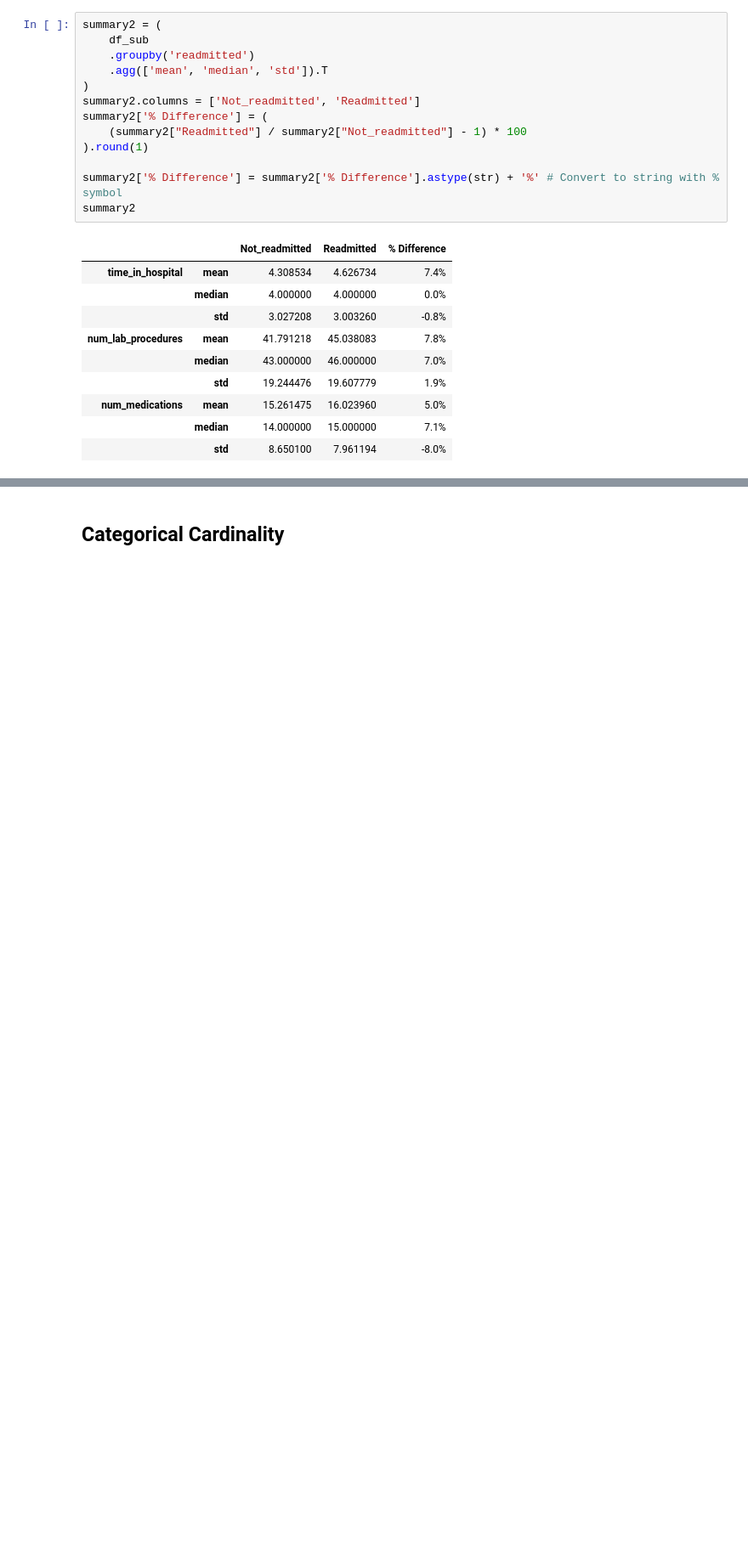
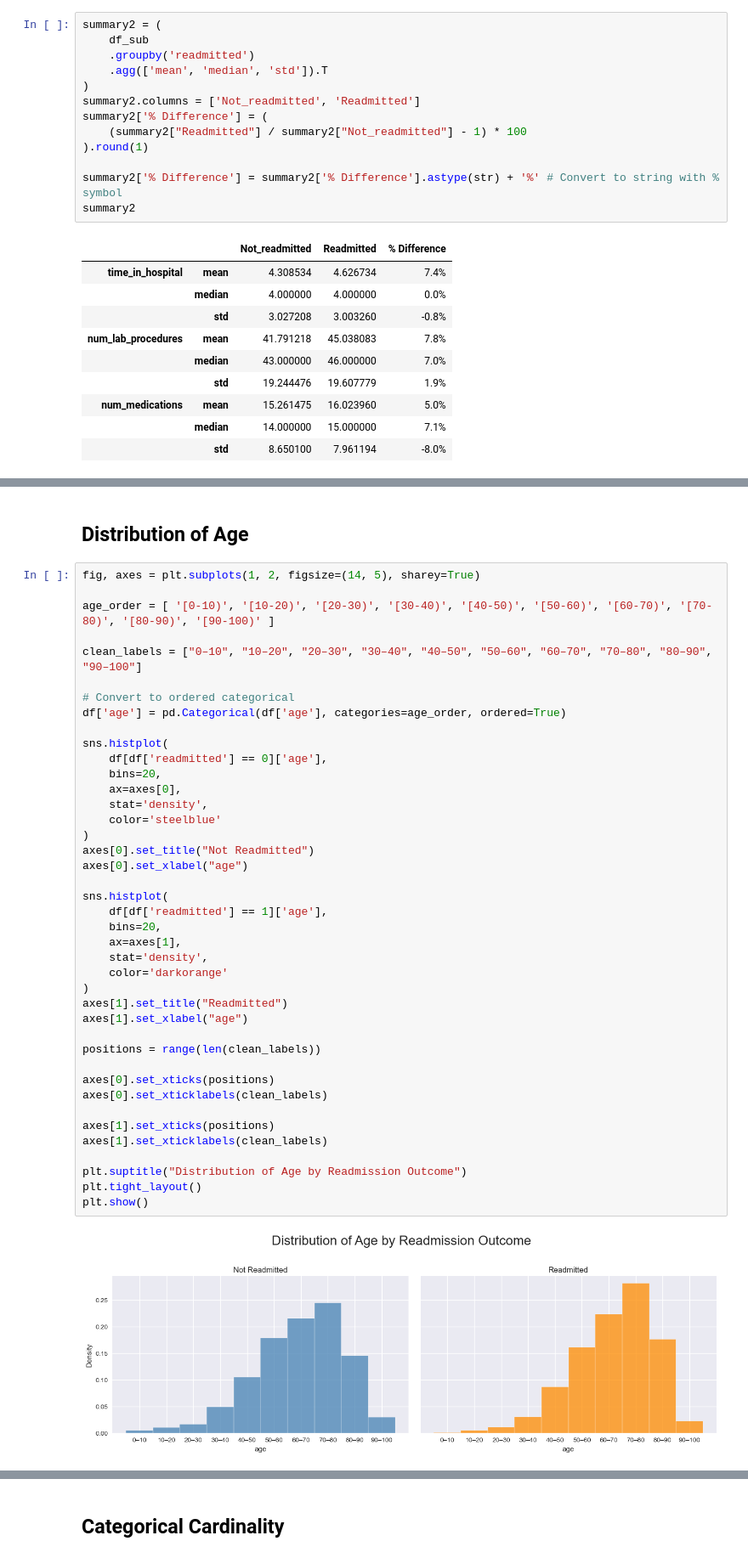
Before and after one commit to iainjclark/diabetes-readmission-ml, a Jupyter notebook: notebooks/01_eda.ipynb, the cells around one changed output, grey strips where cells are left out. Shown at 85% size. Drawn from its saved outputs; the diff is of its cells as text; blank space fills up the shorter version.

Commit message:
Final version: notebooks cleaned + exec overview + conclusion added.

```diff
--- a/notebooks/01_eda.ipynb
+++ b/notebooks/01_eda.ipynb
@@ -325,0 +385,45 @@ summary2
+# %% [markdown]
+## Distribution of Age
+# %%
+fig, axes = plt.subplots(1, 2, figsize=(14, 5), sharey=True)
+
+age_order = [ '[0-10)', '[10-20)', '[20-30)', '[30-40)', '[40-50)', '[50-60)', '[60-70)', '[70-80)', '[80-90)', '[90-100)' ]
+
+clean_labels = ["0–10", "10–20", "20–30", "30–40", "40–50", "50–60", "60–70", "70–80", "80–90", "90–100"]
+
+# Convert to ordered categorical
+df['age'] = pd.Categorical(df['age'], categories=age_order, ordered=True)
+
+sns.histplot(
+    df[df['readmitted'] == 0]['age'],
+    bins=20,
+    ax=axes[0],
+    stat='density',
+    color='steelblue'
+)
+axes[0].set_title("Not Readmitted")
+axes[0].set_xlabel("age")
+
+sns.histplot(
+    df[df['readmitted'] == 1]['age'],
+    bins=20,
+    ax=axes[1],
+    stat='density',
+    color='darkorange'
+)
+axes[1].set_title("Readmitted")
+axes[1].set_xlabel("age")
+
+positions = range(len(clean_labels))
+
+axes[0].set_xticks(positions)
+axes[0].set_xticklabels(clean_labels)
+
+axes[1].set_xticks(positions)
+axes[1].set_xticklabels(clean_labels)
+
+plt.suptitle("Distribution of Age by Readmission Outcome")
+plt.tight_layout()
+plt.show()
+# %% [output]
+[figure, added]
```
Also changed, not shown: parts of 8 cells of this notebook, 8 other files.
